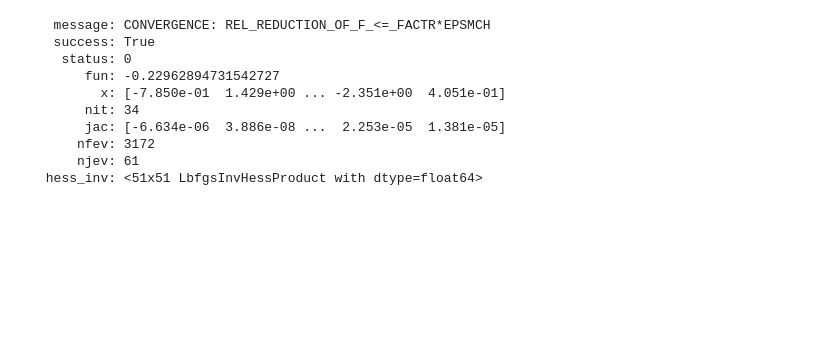
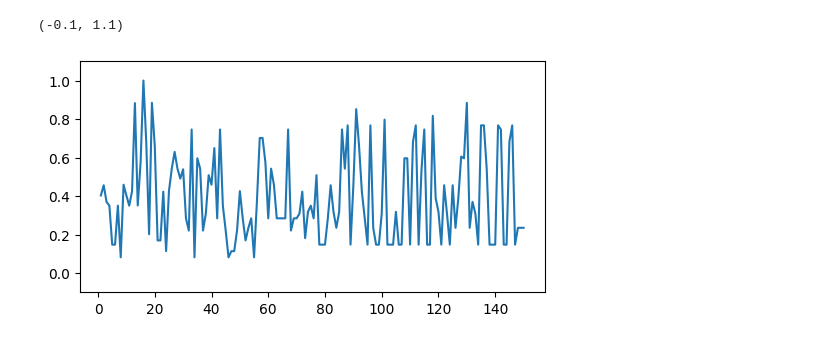
Before and after one commit to seba2390/Azurestuff, a Jupyter notebook: test.ipynb, the cells around one changed output. Saved outputs shown, nothing was run; the diff lists cells and outputs as text; code cells hidden in the pictures; blank space fills up the shorter version.

```diff
--- a/test.ipynb
+++ b/test.ipynb
@@ -49,32 +51,48 @@ if w_next_nearest_neighbors:
     N_xx_yy_angles += layers * (N - 2)
 if w_z_phase:
     N_xx_yy_angles += N * layers
-#theta_i = np.random.uniform(low=theta_min, high=theta_max, size=N_xx_yy_angles)
-theta_i = np.random.normal(loc=0, scale=1, size=N_xx_yy_angles)
+theta_i = np.random.uniform(low=theta_min, high=theta_max, size=N_xx_yy_angles)
+#theta_i = np.random.normal(loc=0, scale=1, size=N_xx_yy_angles)
 
 _available_methods_ = ['COBYLA', 'Nelder-Mead']
 _method_idx_ = 0
 
-res = sc.optimize.minimize(fun=ansatz.get_cost, x0=theta_i,
-                           method=_available_methods_[_method_idx_],
-                           tol=1e-3,
-                           options={'disp': False, 'maxiter': max_iter})
+iteration_dicts = []
+
+def callback_function(x):
+    iteration_dicts.append(ansatz.get_state_probabilities(angles=x, flip_states=False))
+
+
+"""res = sc.optimize.minimize(fun=ansatz.get_cost, x0=theta_i,
+                           method='SLSQP',
+                           options={'disp': False, 'maxiter': max_iter},
+                           callback=callback_function)"""
+
+
+
+def spsa_callback_function(n_fun_evals, params, fun_val, stepsize, flag):
+    iteration_dicts.append(ansatz.get_state_probabilities(angles=params, flip_states=False))
+
+def nft_callback_function(params):
+    iteration_dicts.append(ansatz.get_state_probabilities(angles=params, flip_states=False))
+
+spsa = QNSPSA(fidelity=ansatz.get_fidelity,maxiter=max_iter, callback=spsa_callback_function)
+res = spsa.minimize(fun=ansatz.get_cost,x0=theta_i)
 
 _dict_ = ansatz.get_state_probabilities(angles=res.x, flip_states=False)
-res
-# %% [output]
-  message: CONVERGENCE: REL_REDUCTION_OF_F_<=_FACTR*EPSMCH
-  success: True
-   status: 0
-      fun: -0.22962894731542727
-        x: [-7.850e-01  1.429e+00 ... -2.351e+00  4.051e-01]
-      nit: 34
-      jac: [-6.634e-06  3.886e-08 ...  2.253e-05  1.381e-05]
-     nfev: 3172
-     njev: 61
- hess_inv: <51x51 LbfgsInvHessProduct with dtype=float64>
 # %%
-res.status
+fig, ax = plt.subplots(1,1,figsize=(6,3))
+Y = [normalized_cost(result=it,
+                 QUBO_matrix=Q,
+                 QUBO_offset=offset,
+                 max_cost=max_cost,
+                 min_cost=min_cost) for it in iteration_dicts]
+X = [it + 1 for it in range(len(Y))]
+ax.plot(X,Y)
+ax.set_ylim(-0.1,1.1)
+# %% [output]
+(-0.1, 1.1)
+[figure, added]
 # %%
 best_state = list(_dict_.keys())[np.argmax(list(_dict_.values()))]
 best_state, _dict_[best_state]
```
Also changed, not shown: parts of 9 cells of this notebook, 4 other files.
